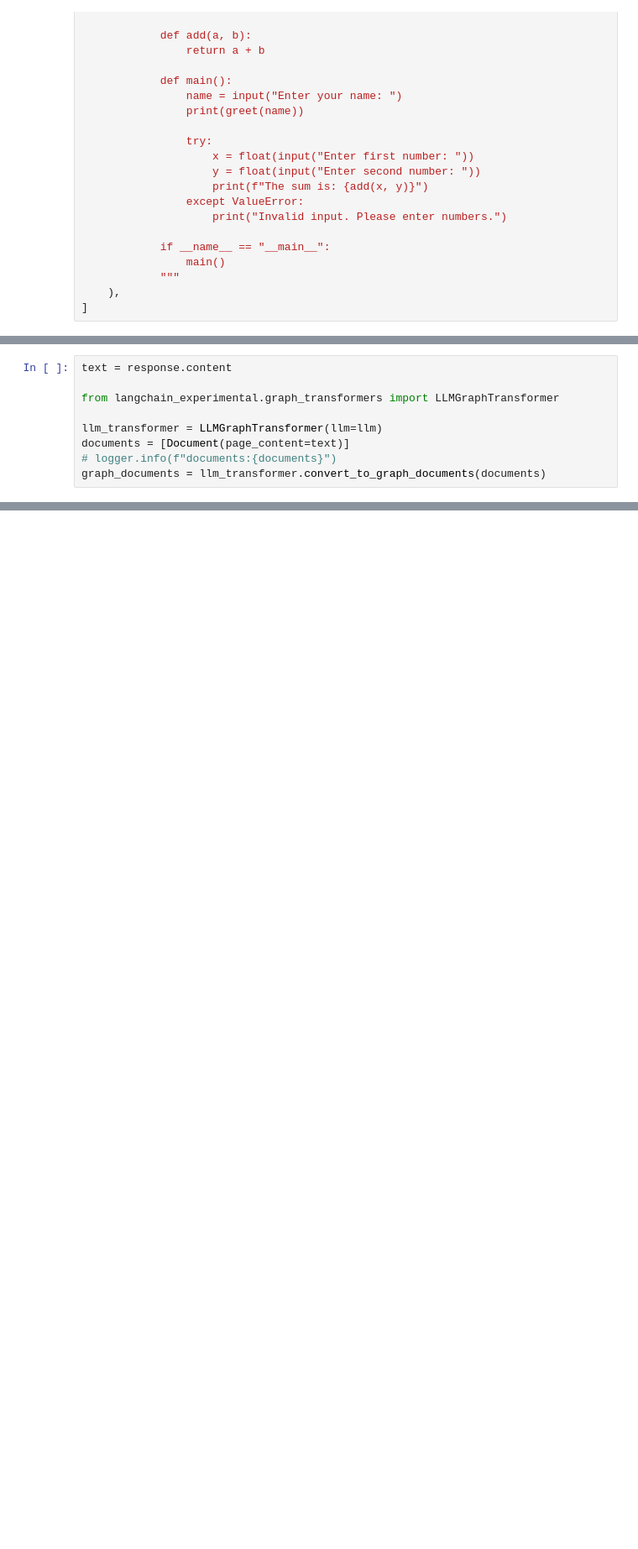
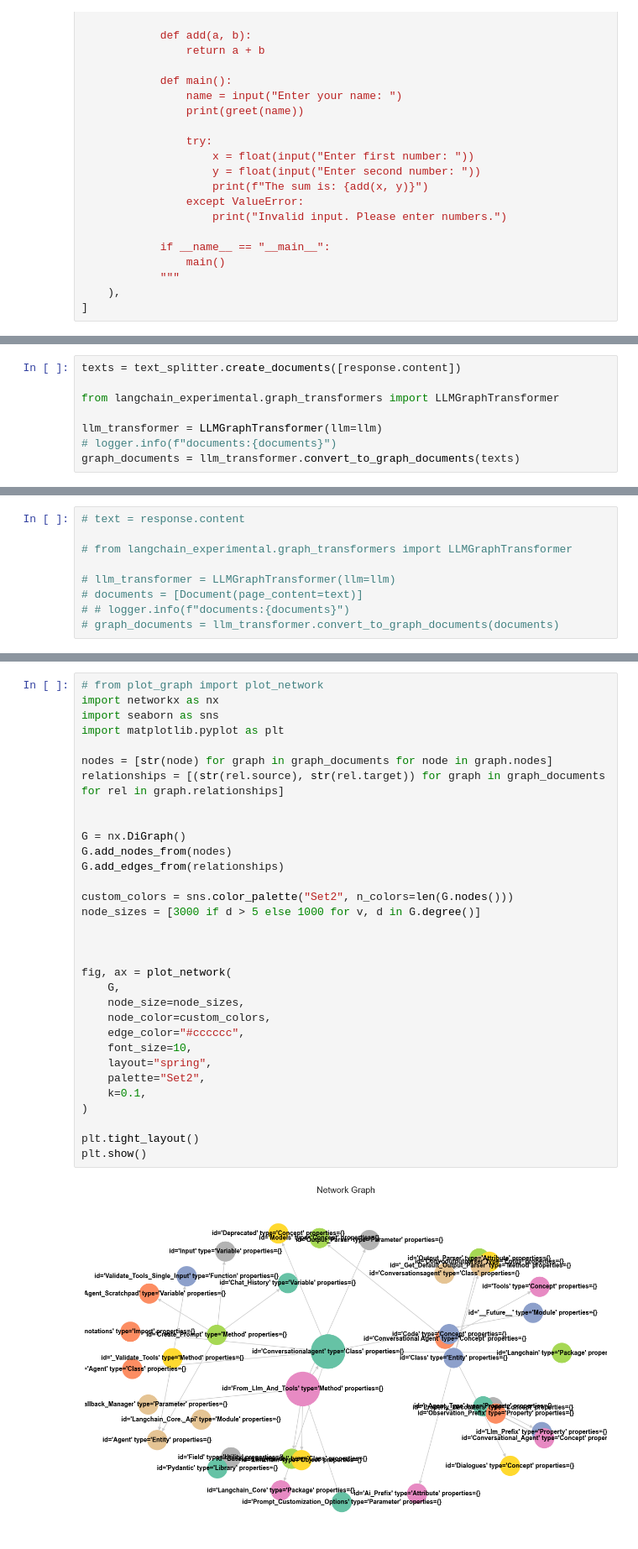
Before and after one commit to wmcgloin/Code-Analysis-Agent, a Jupyter notebook: docs/notebooks/jaeho.ipynb, the cells around one changed output, grey strips where cells are left out. Shown at 84% size. Cells and saved outputs as stored; diff of their text form; blank space fills up the shorter version.

```diff
--- a/docs/notebooks/jaeho.ipynb
+++ b/docs/notebooks/jaeho.ipynb
@@ -498,0 +523,8 @@ Overall, the `ConversationalAgent` class is designed to facilitate interactive c
+# %%
+texts = text_splitter.create_documents([response.content])
+
+from langchain_experimental.graph_transformers import LLMGraphTransformer
+
+llm_transformer = LLMGraphTransformer(llm=llm)
+# logger.info(f"documents:{documents}")
+graph_documents = llm_transformer.convert_to_graph_documents(texts)
@@ -499,9 +543,9 @@ Overall, the `ConversationalAgent` class is designed to facilitate interactive c
 # %%
-text = response.content
+# text = response.content
 
-from langchain_experimental.graph_transformers import LLMGraphTransformer
+# from langchain_experimental.graph_transformers import LLMGraphTransformer
 
-llm_transformer = LLMGraphTransformer(llm=llm)
-documents = [Document(page_content=text)]
-# logger.info(f"documents:{documents}")
-graph_documents = llm_transformer.convert_to_graph_documents(documents)
+# llm_transformer = LLMGraphTransformer(llm=llm)
+# documents = [Document(page_content=text)]
+# # logger.info(f"documents:{documents}")
+# graph_documents = llm_transformer.convert_to_graph_documents(documents)
@@ -540,0 +609,34 @@ for i, doc in enumerate(graph_documents):
+# %%
+# from plot_graph import plot_network
+import networkx as nx
+import seaborn as sns
+import matplotlib.pyplot as plt
+
+nodes = [str(node) for graph in graph_documents for node in graph.nodes]
+relationships = [(str(rel.source), str(rel.target)) for graph in graph_documents for rel in graph.relationships]
+
+
+G = nx.DiGraph()
+G.add_nodes_from(nodes)
+G.add_edges_from(relationships)
+
+custom_colors = sns.color_palette("Set2", n_colors=len(G.nodes()))
+node_sizes = [3000 if d > 5 else 1000 for v, d in G.degree()]
+
+
+
+fig, ax = plot_network(
+    G,
+    node_size=node_sizes,
+    node_color=custom_colors,
+    edge_color="#cccccc",
+    font_size=10,
+    layout="spring",
+    palette="Set2",
+    k=0.1,
+)
+
+plt.tight_layout()
+plt.show()
+# %% [output]
+[figure, added]
```
Also changed, not shown: parts of 22 cells of this notebook, 4 other files.
